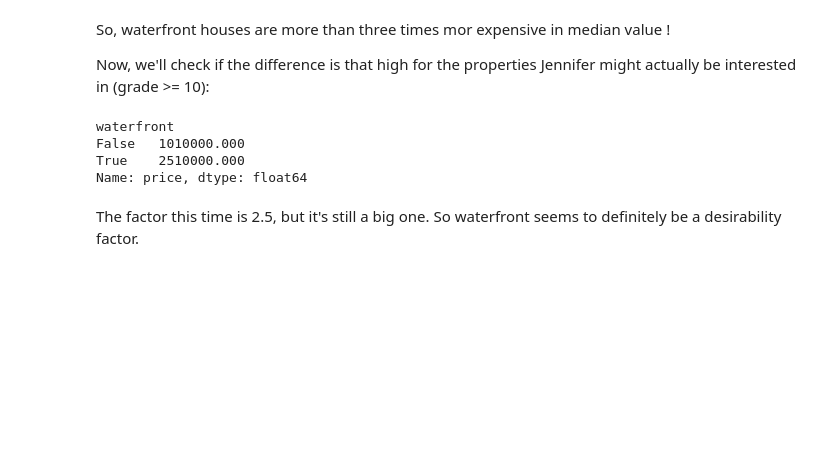
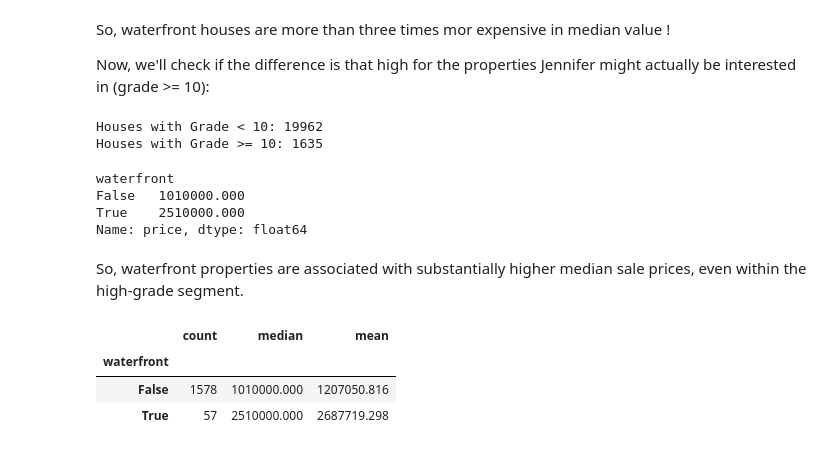
Before and after one commit to leopardb/ds-eda-project, a Jupyter notebook: 04_eda.ipynb, the cells around one changed output. Drawn from its saved outputs; the diff is of its cells as text; code cells hidden in the pictures; blank space fills up the shorter version.

```diff
--- a/04_eda.ipynb
+++ b/04_eda.ipynb
@@ -355,6 +355,12 @@ Name: price, dtype: float64
 So, waterfront houses are more than three times mor expensive in median value !
 
 Now, we'll check if the difference is that high for the properties Jennifer might actually be interested in (grade >= 10):
+# %%
+print("Houses with Grade < 10:", len(df[df['grade'] < 10]))
+print("Houses with Grade >= 10:", len(df[df['grade'] >= 10]))
+# %% [output]
+Houses with Grade < 10: 19962
+Houses with Grade >= 10: 1635
 # %%
 df[df['grade'] >=10 ].groupby('waterfront')['price'].median().round(2)
 # %% [output]
@@ -362,5 +368,14 @@ waterfront
 False   1010000.000
 True    2510000.000
 Name: price, dtype: float64
-# %% [markdown]
-The factor this time is 2.5, but it's still a big one. So waterfront seems to definitely be a desirability factor.
+# %% [markdown]
+So, waterfront properties are associated with substantially higher median sale prices, even within the high-grade segment.
+# %%
+df[df["grade"] >= 10].groupby("waterfront")["price"].agg(
+    ["count", "median", "mean"]
+)
+# %% [output]
+|  | count | median | mean |
+| waterfront |  |  |  |
+| False | 1578 | 1010000.000 | 1207050.816 |
+| True | 57 | 2510000.000 | 2687719.298 |
```
